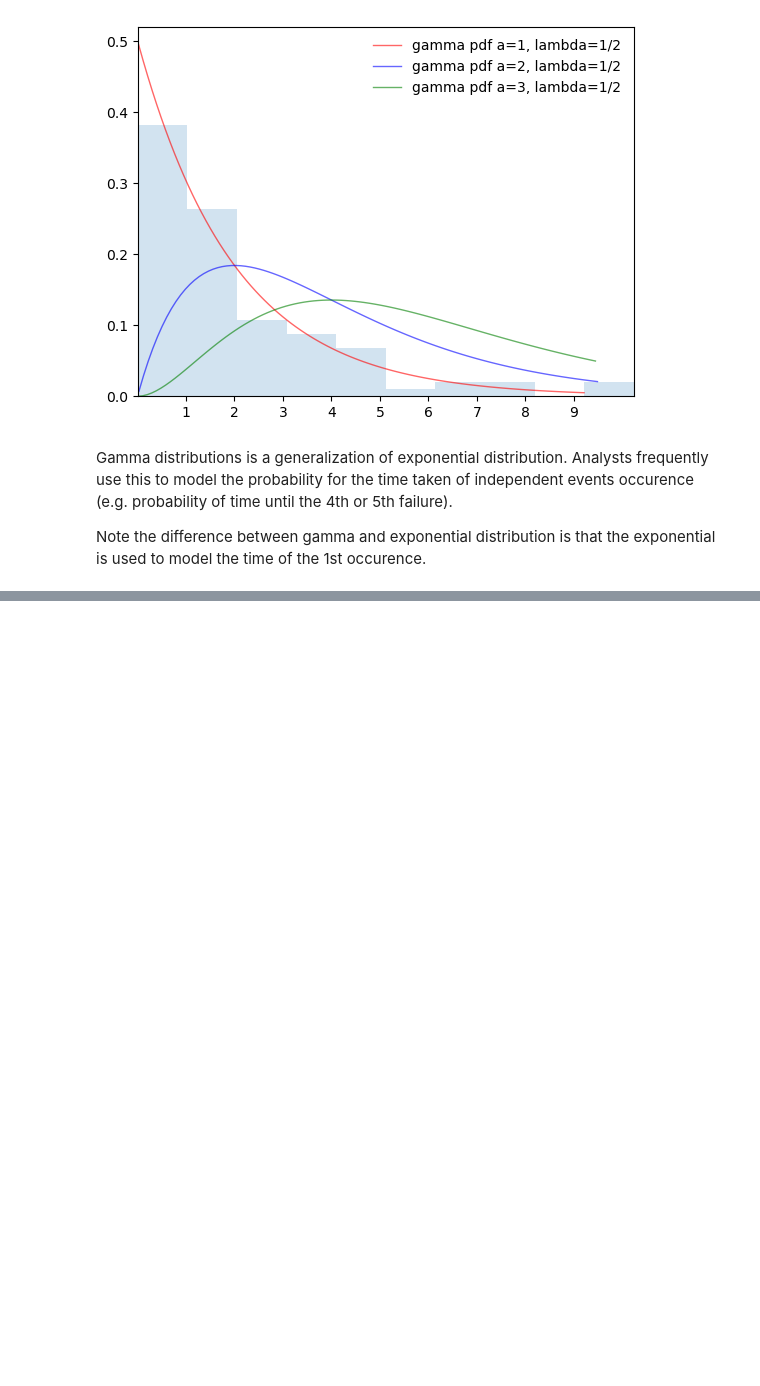
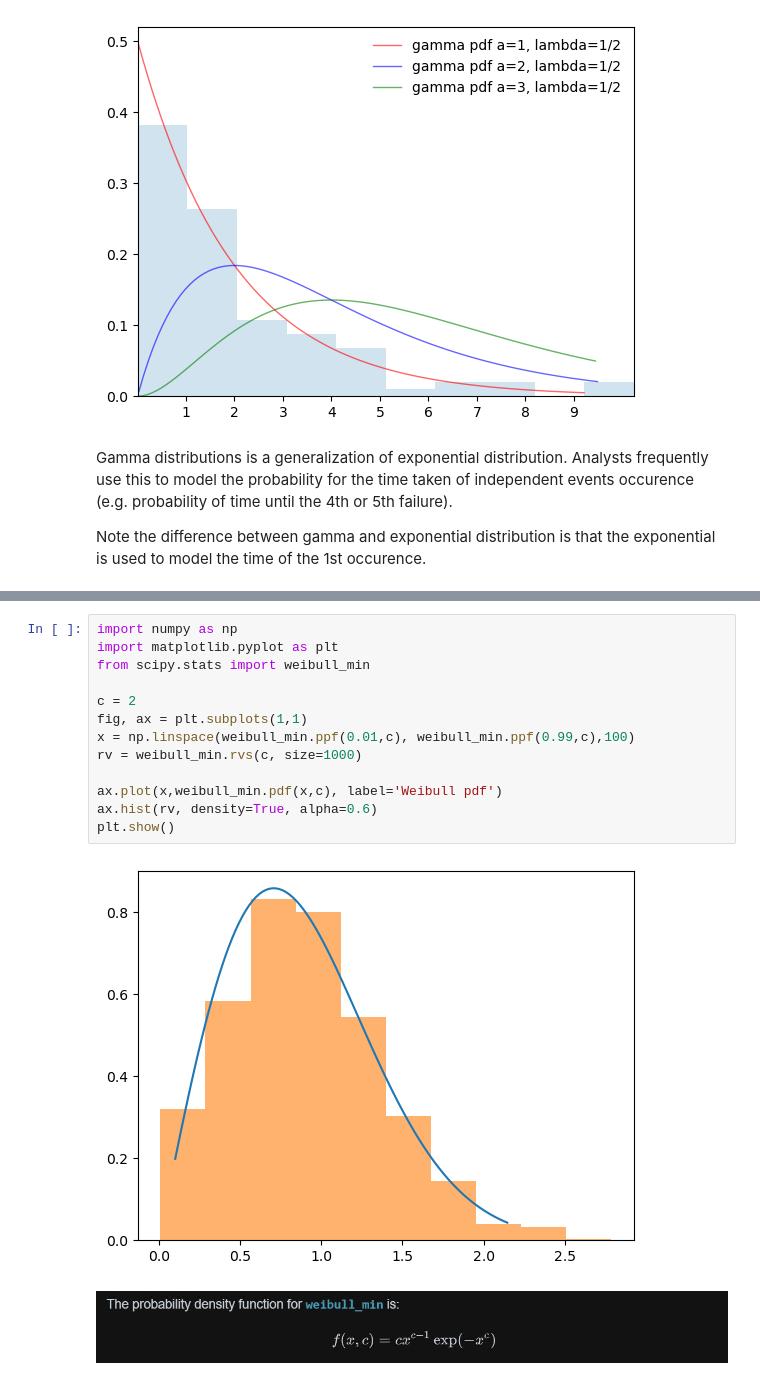
Before and after one commit to FaizAzhar/DataScience-studies, a Jupyter notebook: Statistical Distributions.ipynb, the cells around one changed output, grey strips where cells are left out. Saved outputs shown, nothing was run; the diff lists cells and outputs as text; blank space fills up the shorter version.

```diff
--- a/Statistical Distributions.ipynb
+++ b/Statistical Distributions.ipynb
@@ -224,0 +228,17 @@ plt.show()
+# %%
+import numpy as np
+import matplotlib.pyplot as plt
+from scipy.stats import weibull_min
+
+c = 2
+fig, ax = plt.subplots(1,1)
+x = np.linspace(weibull_min.ppf(0.01,c), weibull_min.ppf(0.99,c),100)
+rv = weibull_min.rvs(c, size=1000)
+
+ax.plot(x,weibull_min.pdf(x,c), label='Weibull pdf')
+ax.hist(rv, density=True, alpha=0.6)
+plt.show()
+# %% [output]
+[figure, added]
+# %% [markdown]
+![Capture.JPG](attachment:Capture.JPG)
```
Also changed, not shown: parts of 6 cells of this notebook.
